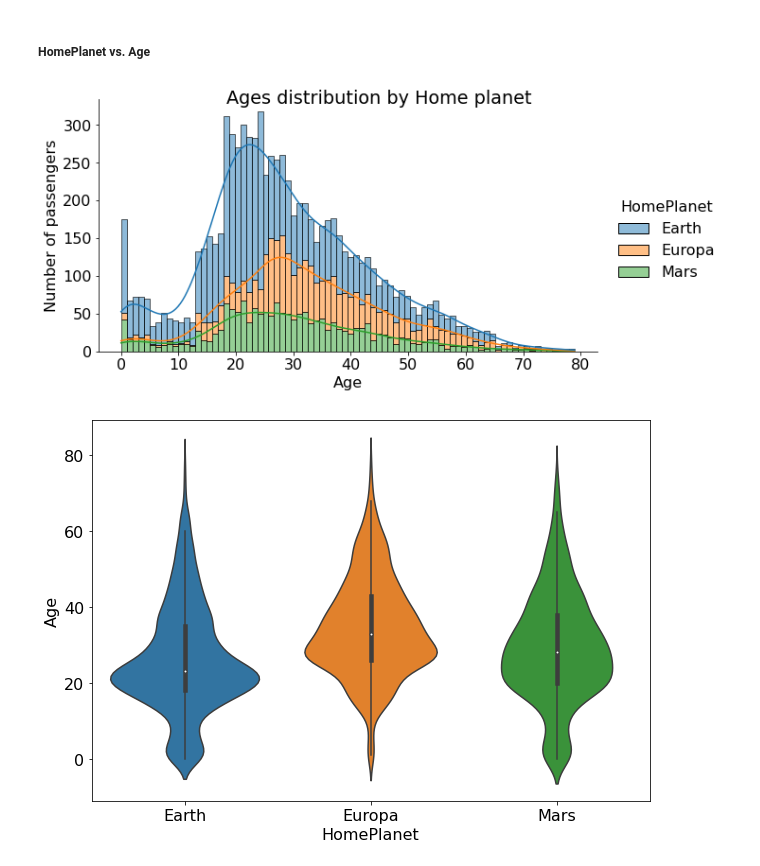
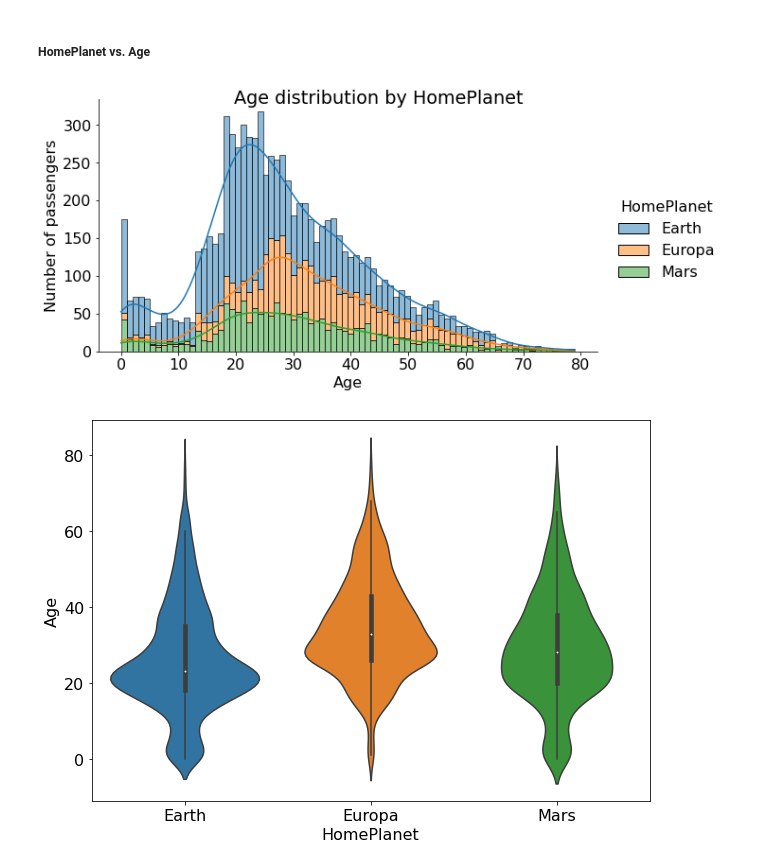
Before and after one commit to ParalogyX/spaceship_titanic, a Jupyter notebook: EDA.ipynb, the cells around one changed output. Drawn from its saved outputs; the diff is of its cells as text; code cells hidden in the pictures.

```diff
--- a/EDA.ipynb
+++ b/EDA.ipynb
@@ -605,12 +605,14 @@ def chi_square_test_categorical(columns, df=df, significance_level=0.05, to_retu
 from scipy.stats import f_oneway
 
 def ANOVA_categorical_numerical(columns, df=df, significance_level=0.05):
-    '''
-    only for 3 categories now, make for any
-    '''
+
     df_no_na = df[~df[columns[1]].isna()][[columns[0], columns[1]]]
-    factors = df_no_na[columns[0]].unique()
-    anova_stat, p = f_oneway(df_no_na[df_no_na[columns[0]]==factors[0]][columns[1]], df_no_na[df_no_na[columns[0]]==factors[1]][columns[1]], df_no_na[df_no_na[columns[0]]==factors[2]][columns[1]])
+    factors = df_no_na[columns[0]].dropna().unique()
+    stat_columns = []
+    for factor in factors:
+        stat_columns.append(df_no_na[df_no_na[columns[0]]==factor][columns[1]])
+
+    anova_stat, p = f_oneway(*stat_columns)
     print(f"ANOVA statistic:     {anova_stat:.5g}")
     print(f"p-value:            {p:.5g}")
 
@@ -635,6 +637,32 @@ def plot_mosaic(columns, df=df, bool_strings=(False, False)):
     else:
         lab = lambda k: len(df[(df[columns[0]] == k[0]) & (df[columns[1]] == k[1])])
     mosaic(df, [columns[0], columns[1]], labelizer=lab, title=f'Mosaic plot of {columns[0]} vs. {columns[1]}');
+
+
+from scipy.stats import pearsonr
+
+def pearson_test(columns, df=df, significance_level=0.05):
+
+    # Filter out nan
+    nas = np.logical_or(np.isnan(df[columns[0]]), np.isnan(df[columns[1]]))
+    pearson_coef, p = pearsonr(df[columns[0]][~nas], df[columns[1]][~nas])
+
+    print(f"Pearson correlation coefficient:     {pearson_coef:.5g}")
+    print(f"p-value:            {p:.5g}")
+
+    if p <= significance_level:
+        print('Reject Null Hypothesis')
+    else:
+        print('Accept Null Hypothesis')
+
+def group_displot(columns, df=df, log_scales=(False, False)):
+    if log_scales[0]:
+        df[columns[0]] = df[columns[0]] + 1   # To avoid error on log_scale
+    g = sns.displot(df, x=columns[0], kde=True, bins=80, color = 'royalblue', height=4.75, aspect=1.83, hue=columns[1], multiple="stack", log_scale=log_scales)
+    if log_scales[0]:
+        df[columns[0]] = df[columns[0]] - 1   # Restore values
+    g.set_axis_labels(f"{columns[0]}", "Number of passengers")
+    g.fig.suptitle(f"{columns[0]} distribution by {columns[1]}");
 # %% [markdown]
 ##### Home Planet vs. CryoSleep
 # %%
@@ -678,12 +706,10 @@ Chi-square test rejects our null hypothesis that there is no correlation between
 Almost half of travellers from Europa were going to 55 Cancri e, and almost nobody to PSO J318.5-22. Travellers from Mars also don't prefer PSO J318.5-22, but they also avoid 55 Cancri e. Travelers from Earth were mostly directed to TRAPPIST-1e, but 1/4 of them were, with almost equally proportion, travelling to other two possible destinations
 # %% [markdown]
 ##### HomePlanet vs. Age
-# %%
-g = sns.displot(df, x='Age', kde=True, bins=80, color = 'royalblue', height=4.75, aspect=1.83, hue='HomePlanet', multiple="stack")
-g.set_axis_labels("Age", "Number of passengers")
-g.fig.suptitle("Ages distribution by Home planet");
-# %% [output]
-[figure, removed]
+# %%
+group_displot(('Age', 'HomePlanet'))
+# %% [output]
+[figure, added]
 # %%
 ax = sns.violinplot(x='HomePlanet', y='Age', data=df)
 # %% [output]
```
Also changed, not shown: parts of 383 cells of this notebook.
